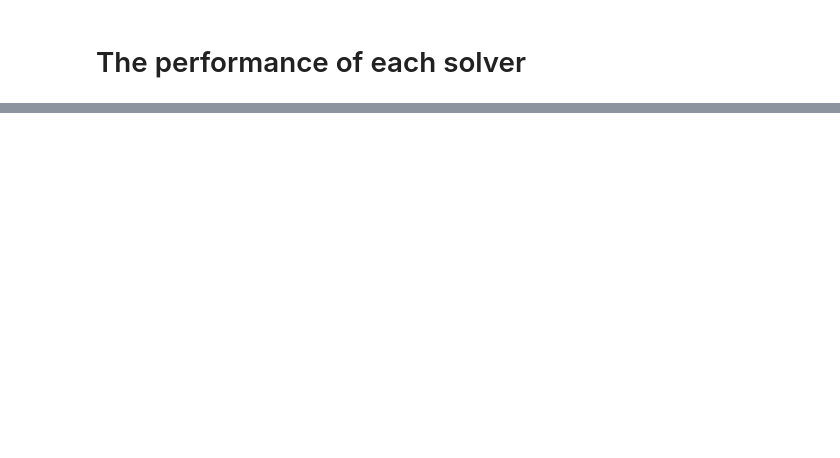
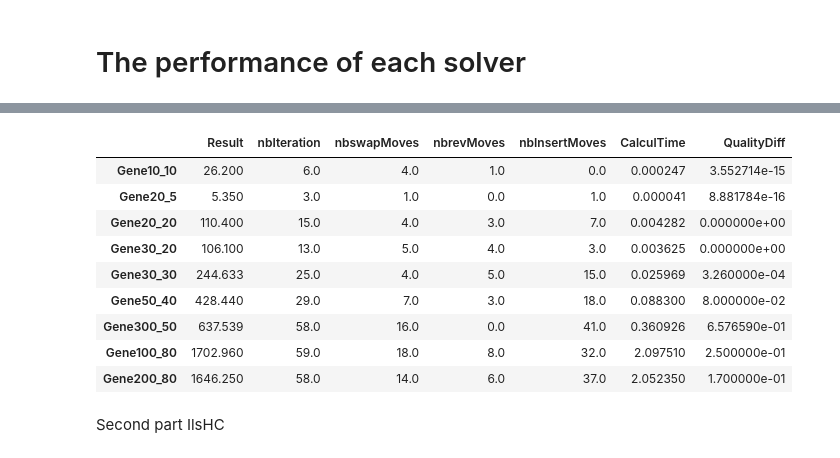
Before and after one commit to xiechenxavier/Gene_Experiment, a Jupyter notebook: GeneTP/GeneTP2.ipynb, the cells around one changed output, grey strips where cells are left out. Drawn from its saved outputs; the diff is of its cells as text; code cells hidden in the pictures; blank space fills up the shorter version.

```diff
--- a/GeneTP/GeneTP2.ipynb
+++ b/GeneTP/GeneTP2.ipynb
@@ -326,0 +379,24 @@ pd_res_comparaison
+# %%
+#data
+GraspHC = {
+'Gene10_10': {'result':26.2, 'nbIteration': 6,'nbswapMoves':4,'nbrevMoves':1,'nbInsertMoves':0,'time':0.000247},
+'Gene20_5': {'result':5.35,'nbIteration': 3,'nbswapMoves':1,'nbrevMoves':0,'nbInsertMoves':1,'time':0.0000405},
+'Gene20_20': {'result':110.4, 'nbIteration': 15,'nbswapMoves':4,'nbrevMoves':3,'nbInsertMoves':7,'time':0.004282},
+'Gene30_20': {'result':106.1, 'nbIteration': 13,'nbswapMoves':5,'nbrevMoves':4,'nbInsertMoves':3,'time':0.003625},
+'Gene30_30': {'result':244.633, 'nbIteration': 25,'nbswapMoves':4,'nbrevMoves':5,'nbInsertMoves':15,'time':0.0259695},
+'Gene50_40': {'result':428.44, 'nbIteration': 29,'nbswapMoves':7,'nbrevMoves':3,'nbInsertMoves':18,'time':0.0883},
+'Gene300_50': {'result':637.539, 'nbIteration': 58,'nbswapMoves':16,'nbrevMoves':0,'nbInsertMoves':41,'time':0.360926},
+'Gene100_80':{'result':1702.96, 'nbIteration': 59,'nbswapMoves':18,'nbrevMoves':8,'nbInsertMoves':32,'time':2.09751},
+'Gene200_80':{'result':1646.25, 'nbIteration': 58,'nbswapMoves':14,'nbrevMoves':6,'nbInsertMoves':37,'time':2.05235}
+}
+# %%
+graps_restab = []
+graps_nbIters = []
+graps_nbSwap = []
+graps_nbRev = []
+graps_nbInsert = []
+graps_timetab = []
+#encore un array 再搞一个算quality的，看看我们得到的解与求解器的解的差
+graps_quality = []
+
+Instances_name = GraspHC.keys()
@@ -326,0 +415,29 @@ pd_res_comparaison
+# %%
+QualityDiffenrece = [all_solvers_restab[0][i]-graps_restab[i] for i in range(0,len(graps_restab))]
+whole_arr = []
+whole_arr.append(graps_restab)
+whole_arr.append(graps_nbIters)
+whole_arr.append(graps_nbSwap)
+whole_arr.append(graps_nbRev)
+whole_arr.append(graps_nbInsert)
+whole_arr.append(graps_timetab)
+whole_arr.append(QualityDiffenrece)
+# %%
+columns_names = ['Result', 'nbIteration','nbswapMoves','nbrevMoves','nbInsertMoves','CalculTime','QualityDiff']
+pd_graps_res = pd.DataFrame(whole_arr,index = columns_names,columns = Instances_name).T
+# %%
+pd_graps_res
+#quality difference between graspHC and Gurobi
+# %% [output]
+|  | Result | nbIteration | nbswapMoves | nbrevMoves | nbInsertMoves | CalculTime | QualityDiff |
+| Gene10_10 | 26.200 | 6.0 | 4.0 | 1.0 | 0.0 | 0.000247 | 3.552714e-15 |
+| Gene20_5 | 5.350 | 3.0 | 1.0 | 0.0 | 1.0 | 0.000041 | 8.881784e-16 |
+| Gene20_20 | 110.400 | 15.0 | 4.0 | 3.0 | 7.0 | 0.004282 | 0.000000e+00 |
+| Gene30_20 | 106.100 | 13.0 | 5.0 | 4.0 | 3.0 | 0.003625 | 0.000000e+00 |
+| Gene30_30 | 244.633 | 25.0 | 4.0 | 5.0 | 15.0 | 0.025969 | 3.260000e-04 |
+| Gene50_40 | 428.440 | 29.0 | 7.0 | 3.0 | 18.0 | 0.088300 | 8.000000e-02 |
+| Gene300_50 | 637.539 | 58.0 | 16.0 | 0.0 | 41.0 | 0.360926 | 6.576590e-01 |
+| Gene100_80 | 1702.960 | 59.0 | 18.0 | 8.0 | 32.0 | 2.097510 | 2.500000e-01 |
+| Gene200_80 | 1646.250 | 58.0 | 14.0 | 6.0 | 37.0 | 2.052350 | 1.700000e-01 |
+# %% [markdown]
+Second part IlsHC
```
Also changed, not shown: parts of 21 cells of this notebook, 6 other files.
